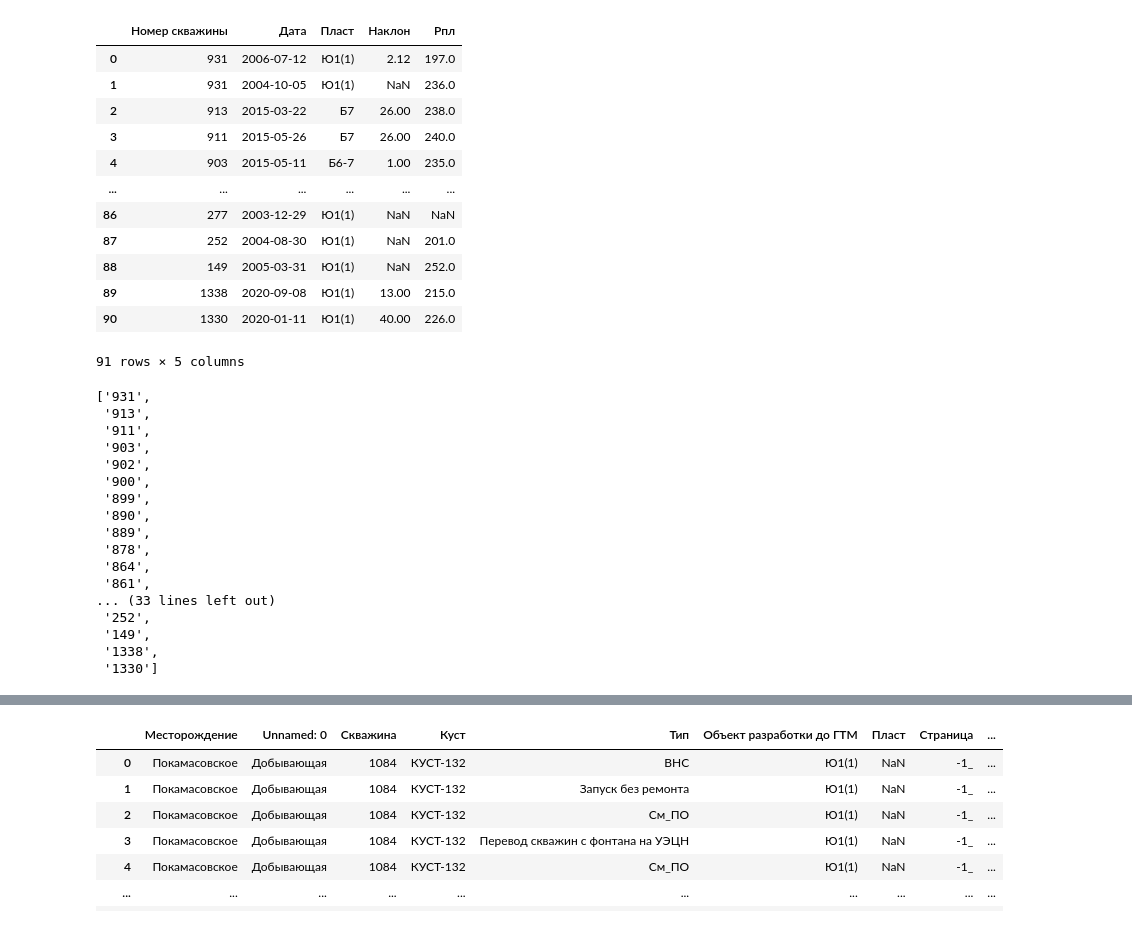
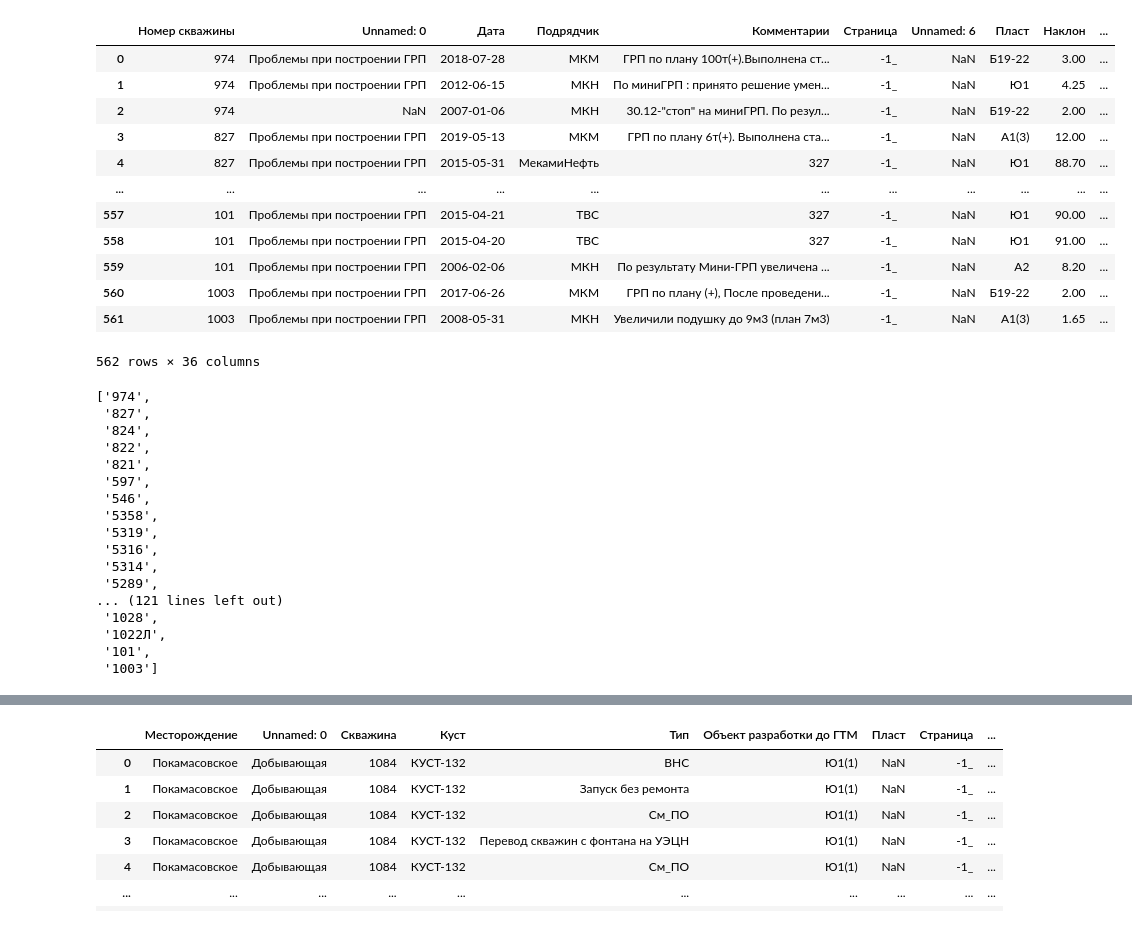
Before and after one commit to lybmvvs/appgazprom2.0, a Jupyter notebook: second app.ipynb, the cells around one changed output, grey strips where cells are left out. Drawn from its saved outputs; the diff is of its cells as text; code cells hidden in the pictures.

Commit message:
delete the columns reduction for no conflict between different versions of NGT

```diff
--- a/second app.ipynb
+++ b/second app.ipynb
@@ -33,29 +33,29 @@ coordinates.head()
 # %%
 grp=pd.read_excel('фраклист1.xlsx',header=[1], index_col=[1])
 grp.reset_index(drop=True)
 grp.reset_index(inplace=True)
 
-grp=grp.drop(['Unnamed: 0','Подрядчик','Комментарии','Страница','Unnamed: 6','Азимут'],axis=1)
-grp=grp.drop(['V гель','V без под','V под','М бр','Гель','Конц','Расход','Эфф','Рпл Хорнер','Проппант','k','Ноб','Нэф','Верх','Низ'],axis=1)
-grp=grp.drop(['Xf','Hf','Wf','PIdsg','Скин-фактор','JD','FCD','М пр','Покр','План'],axis=1)
+#grp=grp.drop(['Unnamed: 0','Подрядчик','Комментарии','Страница','Unnamed: 6','Азимут'],axis=1)
+#grp=grp.drop(['V гель','V без под','V под','М бр','Гель','Конц','Расход','Эфф','Рпл Хорнер','Проппант','k','Ноб','Нэф','Верх','Низ'],axis=1)
+#grp=grp.drop(['Xf','Hf','Wf','PIdsg','Скин-фактор','JD','FCD','М пр','Покр','План'],axis=1)
 grp['Номер скважины'] = grp.apply(
     lambda x:
     str(x['Номер скважины']), axis=1)
 grp
 # %% [output]
-|  | Номер скважины | Дата | Пласт | Наклон | Pпл |
-| 0 | 931 | 2006-07-12 | Ю1(1) | 2.12 | 197.0 |
-| 1 | 931 | 2004-10-05 | Ю1(1) | NaN | 236.0 |
-| 2 | 913 | 2015-03-22 | Б7 | 26.00 | 238.0 |
-| 3 | 911 | 2015-05-26 | Б7 | 26.00 | 240.0 |
-| 4 | 903 | 2015-05-11 | Б6-7 | 1.00 | 235.0 |
-| ... | ... | ... | ... | ... | ... |
-| 86 | 277 | 2003-12-29 | Ю1(1) | NaN | NaN |
-| 87 | 252 | 2004-08-30 | Ю1(1) | NaN | 201.0 |
-| 88 | 149 | 2005-03-31 | Ю1(1) | NaN | 252.0 |
-| 89 | 1338 | 2020-09-08 | Ю1(1) | 13.00 | 215.0 |
-| 90 | 1330 | 2020-01-11 | Ю1(1) | 40.00 | 226.0 |
+|  | Номер скважины | Unnamed: 0 | Дата | Подрядчик | Комментарии | Страница | Unnamed: 6 | Пласт | Наклон | ... |
+| 0 | 974 | Проблемы при построении ГРП | 2018-07-28 | МКМ | ГРП по плану 100т(+).Выполнена ст... | -1_ | NaN | Б19-22 | 3.00 | ... |
+| 1 | 974 | Проблемы при построении ГРП | 2012-06-15 | МКН | По миниГРП : принято решение умен... | -1_ | NaN | Ю1 | 4.25 | ... |
+| 2 | 974 | NaN | 2007-01-06 | МКН | 30.12-"стоп" на миниГРП. По резул... | -1_ | NaN | Б19-22 | 2.00 | ... |
+| 3 | 827 | Проблемы при построении ГРП | 2019-05-13 | МКМ | ГРП по плану 6т(+). Выполнена ста... | -1_ | NaN | А1(3) | 12.00 | ... |
+| 4 | 827 | Проблемы при построении ГРП | 2015-05-31 | МекамиНефть | 327 | -1_ | NaN | Ю1 | 88.70 | ... |
+| ... | ... | ... | ... | ... | ... | ... | ... | ... | ... | ... |
+| 557 | 101 | Проблемы при построении ГРП | 2015-04-21 | ТВС | 327 | -1_ | NaN | Ю1 | 90.00 | ... |
+| 558 | 101 | Проблемы при построении ГРП | 2015-04-20 | ТВС | 327 | -1_ | NaN | Ю1 | 91.00 | ... |
+| 559 | 101 | Проблемы при построении ГРП | 2006-02-06 | МКН | По результату Мини-ГРП увеличена ... | -1_ | NaN | А2 | 8.20 | ... |
+| 560 | 1003 | Проблемы при построении ГРП | 2017-06-26 | МКМ | ГРП по плану (+), После проведени... | -1_ | NaN | Б19-22 | 2.00 | ... |
+| 561 | 1003 | Проблемы при построении ГРП | 2008-05-31 | МКН | Увеличили подушку до 9м3 (план 7м3) | -1_ | NaN | А1(3) | 1.65 | ... |
-91 rows × 5 columns
+562 rows × 36 columns
 # %%
 #координаты скважин для нашего объекта
 my_wells=grp['Номер скважины'].tolist()
@@ -65,23 +65,23 @@ for x in my_wells:
         my_wells_no_repeat.append(x)
 my_wells_no_repeat
 # %% [output]
-['931',
- '913',
- '911',
- '903',
- '902',
- '900',
- '899',
- '890',
- '889',
- '878',
- '864',
- '861',
-... (33 lines left out)
- '252',
- '149',
- '1338',
- '1330']
+['974',
+ '827',
+ '824',
+ '822',
+ '821',
+ '597',
+ '546',
+ '5358',
+ '5319',
+ '5316',
+ '5314',
+ '5289',
+... (121 lines left out)
+ '1028',
+ '1022Л',
+ '101',
+ '1003']
 # %%
 
 coordinates=coordinates[
```
Also changed, not shown: parts of 31 cells of this notebook, 1 other file.
